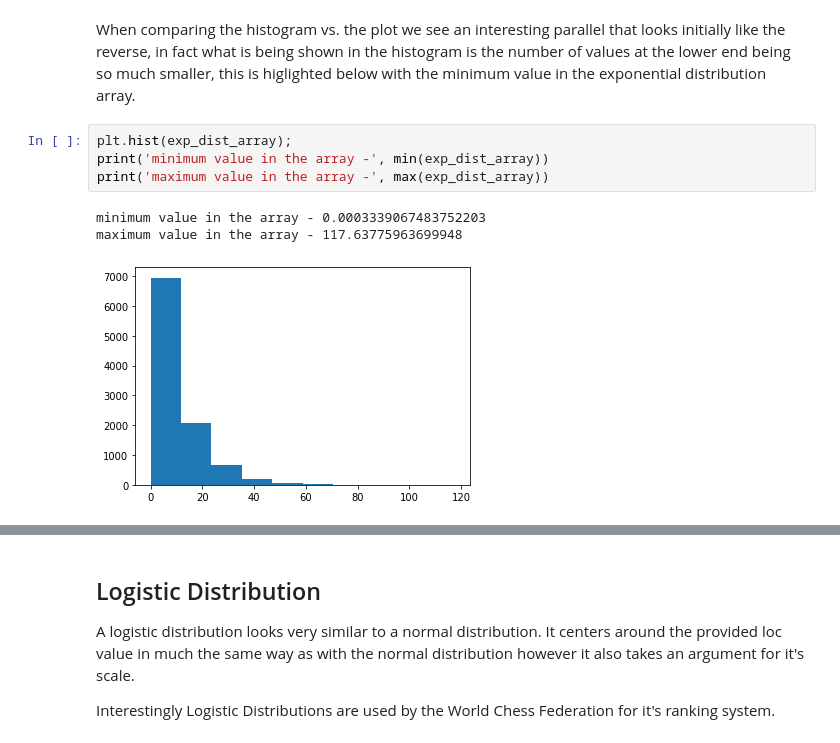
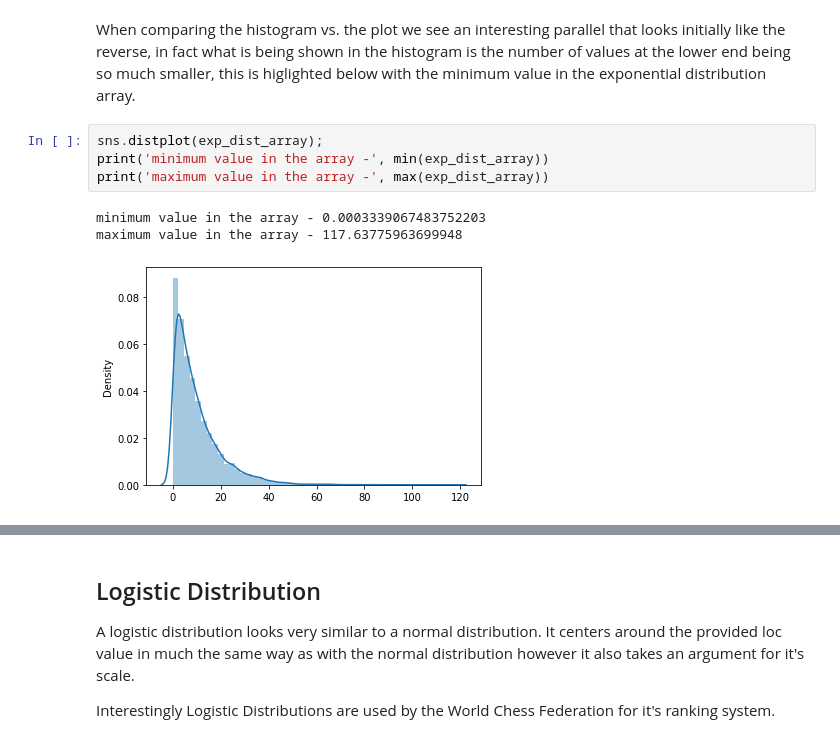
Before and after one commit to itskeithstudent/Programming-for-Data-Analysis-52465-Assignment, a Jupyter notebook: numpy_random.ipynb, the cells around one changed output, grey strips where cells are left out. Drawn from its saved outputs; the diff is of its cells as text.

```diff
--- a/numpy_random.ipynb
+++ b/numpy_random.ipynb
@@ -409,13 +416,13 @@ plt.title('Exponential distribution with size 10000');
 # %% [markdown]
 When comparing the histogram vs. the plot we see an interesting parallel that looks initially like the reverse, in fact what is being shown in the histogram is the number of values at the lower end being so much smaller, this is higlighted below with the minimum value in the exponential distribution array.
 # %%
-plt.hist(exp_dist_array);
+sns.distplot(exp_dist_array);
 print('minimum value in the array -', min(exp_dist_array))
 print('maximum value in the array -', max(exp_dist_array))
 # %% [output]
 minimum value in the array - 0.0003339067483752203
 maximum value in the array - 117.63775963699948
-[figure, old version]
+[figure, new version]
 # %%
 sns.distplot(rng.exponential(scale=10, size=2), hist=False, label='size=2')
 sns.distplot(rng.exponential(scale=10, size=10), hist=False, label='size=10')
```
Also changed, not shown: parts of 17 cells of this notebook.
